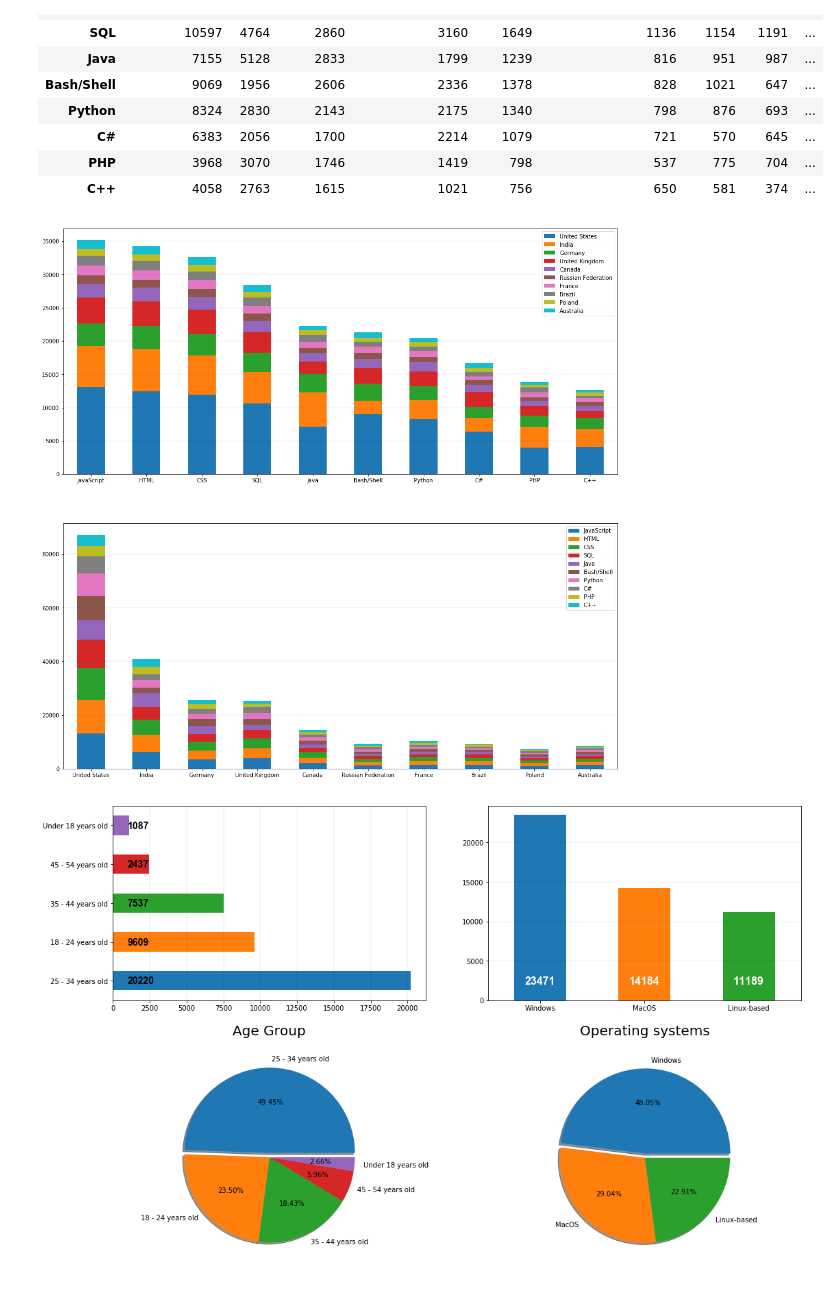
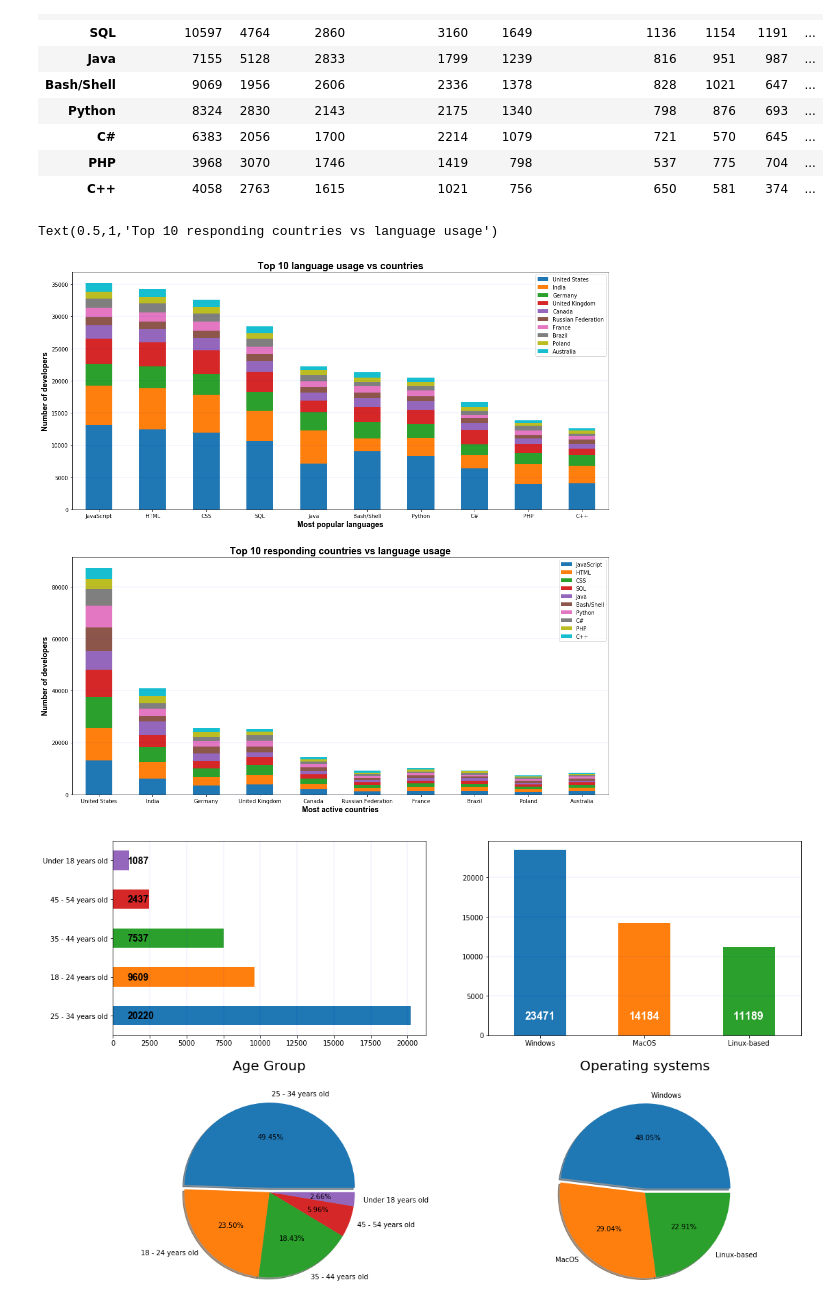
Before and after one commit to MadhukaraBS/python-challenge, a Jupyter notebook: Project-1/TechAnalysis.ipynb, the cells around one changed output. Drawn from its saved outputs; the diff is of its cells as text; code cells hidden in the pictures.

Commit message:
All plots labeled

```diff
--- a/Project-1/TechAnalysis.ipynb
+++ b/Project-1/TechAnalysis.ipynb
@@ -41,8 +41,8 @@ plt.show()
 # %% [output]
 [figure]
 # %%
-top_countries_df = df['Country'].value_counts().nlargest(10)
-x_axis = top_countries_df.index.tolist()
+top_countries_ser = df['Country'].value_counts().nlargest(10)
+x_axis = top_countries_ser.index.tolist()
 top_countries = x_axis
 y_axis = top_countries_df.tolist()
 fig, ax = plt.subplots(nrows=1, ncols=1,figsize=(17,3))
@@ -128,13 +128,24 @@ See the caveats in the documentation: http://pandas.pydata.org/pandas-docs/stabl
 # %%
 c1.to_csv("lang_country.csv")
 # %%
+font_name = {'fontname':'Arial'}
+
 fig, ax_array = plt.subplots(2, 1, figsize=(18,18))
 lang_df.plot(kind='bar', ax=ax_array[0], rot=0, stacked=True)
 ax_array[0].yaxis.grid(True, which='major', linewidth=0.4,
                   color='blue', linestyle='-', alpha=0.2)
+ax_array[0].set_xlabel('Most popular languages', fontsize=14, **font_name, fontweight='bold')
+ax_array[0].set_ylabel('Number of developers', fontsize=14, **font_name, fontweight='bold')
+ax_array[0].set_title('Top 10 language usage vs countries', fontsize=18, **font_name, fontweight='bold')
+
+
 lang_df.T.plot(kind='bar', ax=ax_array[1], rot=0, stacked=True)
 ax_array[1].yaxis.grid(True, which='major', linewidth=0.4,
                   color='blue', linestyle='-', alpha=0.2)
+ax_array[1].set_xlabel('Most active countries', fontsize=14, **font_name, fontweight='bold')
+ax_array[1].set_ylabel('Number of developers', fontsize=14, **font_name, fontweight='bold')
+ax_array[1].set_title('Top 10 responding countries vs language usage', fontsize=18, **font_name, fontweight='bold')
 # %% [output]
+Text(0.5,1,'Top 10 responding countries vs language usage')
-[figure, old version]
+[figure, new version]
 # %%
```
Also changed, not shown: parts of 5 cells of this notebook.
